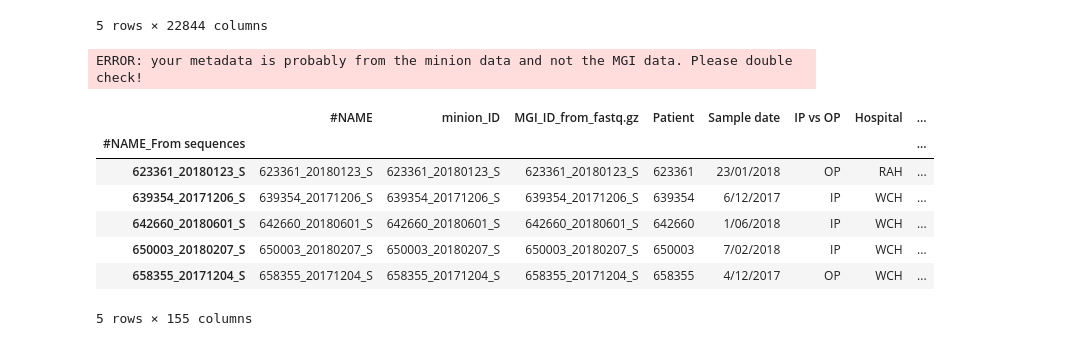
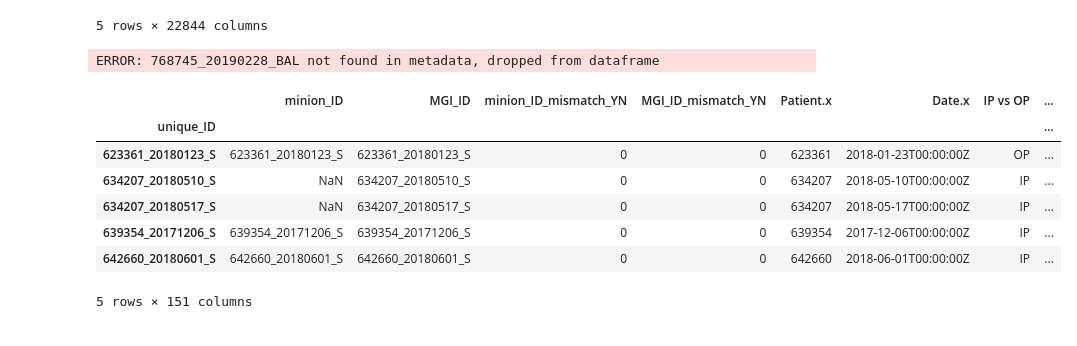
Before and after one commit to linsalrob/CF_2024, a Jupyter notebook: Jupyter/MGI_species_boxplots.ipynb, the cells around one changed output. Drawn from its saved outputs; the diff is of its cells as text; code cells hidden in the pictures.

```diff
--- a/Jupyter/MGI_species_boxplots.ipynb
+++ b/Jupyter/MGI_species_boxplots.ipynb
@@ -53,20 +53,41 @@ with open('genus_species.txt', 'w') as out:
     print("\n".join(sorted(list(genus_otu2.columns))), file=out)
 # %%
 # Load metadata table
-metadata = pd.read_csv("../MinION/Metadata/FINAL_METADATA_MINION.csv.gz", encoding='windows-1252', compression='gzip', index_col=0)
+# This is generic so we can copy/paste. Yes, it should be a function, but its not.
+
+#sequence_type = 'minion_ID'
+sequence_type = 'MGI_ID'
+
+metadata = pd.read_csv("../Metadata/CF_Metadata_Table-JCJ-OD-v-2023-03-23-1352.tsv.gz", encoding='utf-8', sep="\t", compression='gzip', index_col=0)
+metadata = metadata[~metadata[sequence_type].isna()]
+todrop = []
+for s in metadata[sequence_type]:
+    if s not in genus_otu2.index:
+        print(f"ERROR: {s} not found in data frame, dropped from metadata", file=sys.stderr)
+        todrop.append(s)
+
+metadata.drop(todrop, inplace=True)
+
+todrop = []
+for s in genus_otu2.index:
+    if not metadata[sequence_type].str.contains(s).any():
+        print(f"ERROR: {s} not found in metadata, dropped from dataframe", file=sys.stderr)
+        todrop.append(s)
+genus_otu2.drop(todrop, inplace=True)
+
 if metadata.shape[0] != genus_otu2.shape[0]:
-    print("ERROR: your metadata is probably from the minion data and not the MGI data. Please double check!", file=sys.stderr)
+    print(f"ERROR: we have {metadata.shape[0]} rows in metadata and {genus_otu2.shape[0]} data rows", file=sys.stderr)
 metadata.head()
 # %% [output]
-ERROR: your metadata is probably from the minion data and not the MGI data. Please double check!
+ERROR: 768745_20190228_BAL not found in metadata, dropped from dataframe
-|  | #NAME | minion_ID | MGI_ID_from_fastq.gz | Patient | Sample date | IP vs OP | Hospital | ... |
-| #NAME_From sequences |  |  |  |  |  |  |  | ... |
-| 623361_20180123_S | 623361_20180123_S | 623361_20180123_S | 623361_20180123_S | 623361 | 23/01/2018 | OP | RAH | ... |
-| 639354_20171206_S | 639354_20171206_S | 639354_20171206_S | 639354_20171206_S | 639354 | 6/12/2017 | IP | WCH | ... |
-| 642660_20180601_S | 642660_20180601_S | 642660_20180601_S | 642660_20180601_S | 642660 | 1/06/2018 | IP | WCH | ... |
-| 650003_20180207_S | 650003_20180207_S | 650003_20180207_S | 650003_20180207_S | 650003 | 7/02/2018 | IP | WCH | ... |
-| 658355_20171204_S | 658355_20171204_S | 658355_20171204_S | 658355_20171204_S | 658355 | 4/12/2017 | OP | WCH | ... |
+|  | minion_ID | MGI_ID | minion_ID_mismatch_YN | MGI_ID_mismatch_YN | Patient.x | Date.x | IP vs OP | ... |
+| unique_ID |  |  |  |  |  |  |  | ... |
+| 623361_20180123_S | 623361_20180123_S | 623361_20180123_S | 0 | 0 | 623361 | 2018-01-23T00:00:00Z | OP | ... |
+| 634207_20180510_S | NaN | 634207_20180510_S | 0 | 0 | 634207 | 2018-05-10T00:00:00Z | IP | ... |
+| 634207_20180517_S | NaN | 634207_20180517_S | 0 | 0 | 634207 | 2018-05-17T00:00:00Z | IP | ... |
+| 639354_20171206_S | 639354_20171206_S | 639354_20171206_S | 0 | 0 | 639354 | 2017-12-06T00:00:00Z | IP | ... |
+| 642660_20180601_S | 642660_20180601_S | 642660_20180601_S | 0 | 0 | 642660 | 2018-06-01T00:00:00Z | IP | ... |
-5 rows × 155 columns
+5 rows × 151 columns
 # %%
 # Add "X" character to the beginning of each row name in the metadata table
 # We skip this, because it is an R thing, I don't think you can have indexes that start with integers in R?
```
Also changed, not shown: parts of 18 cells of this notebook, 11 other files.
